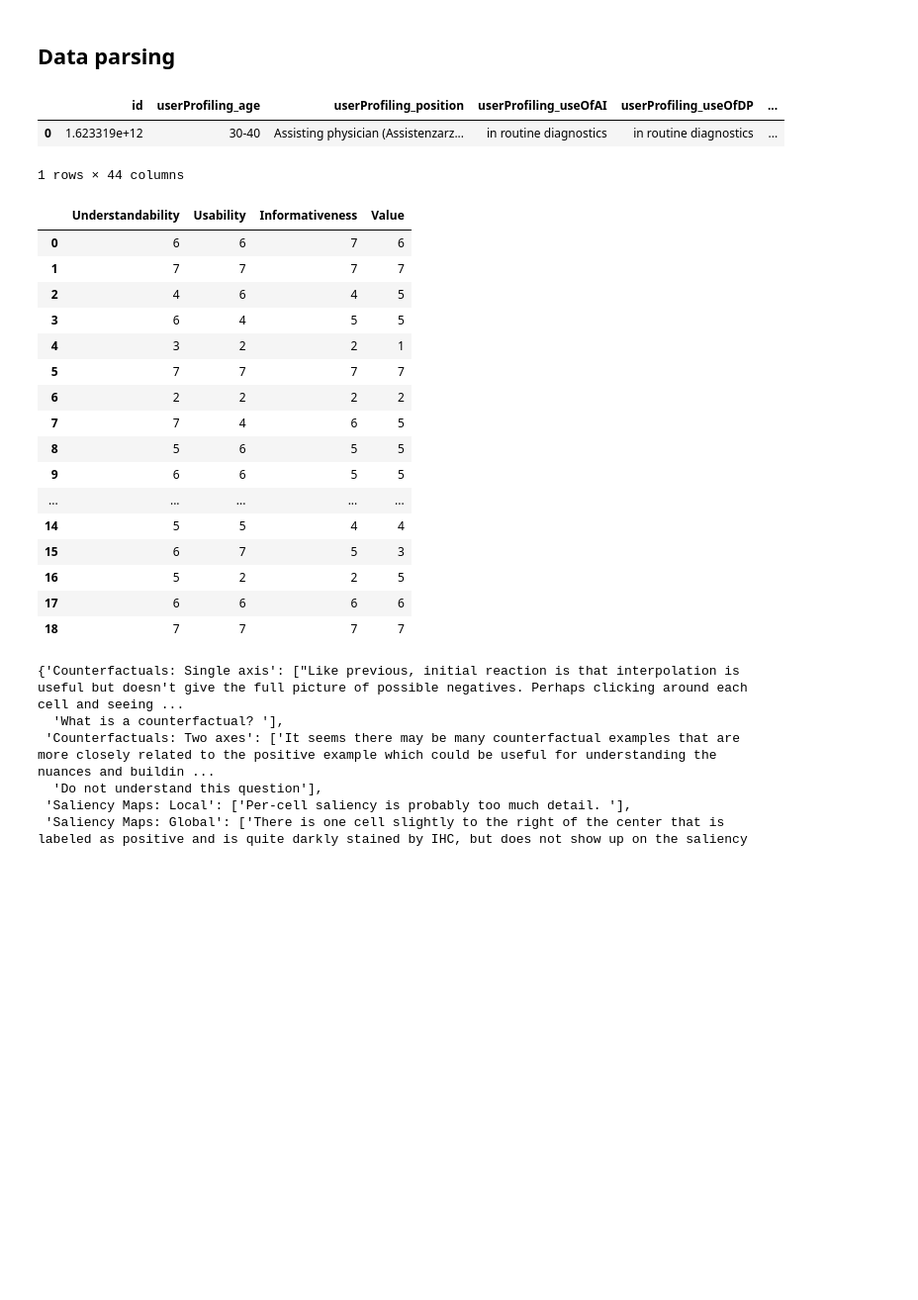
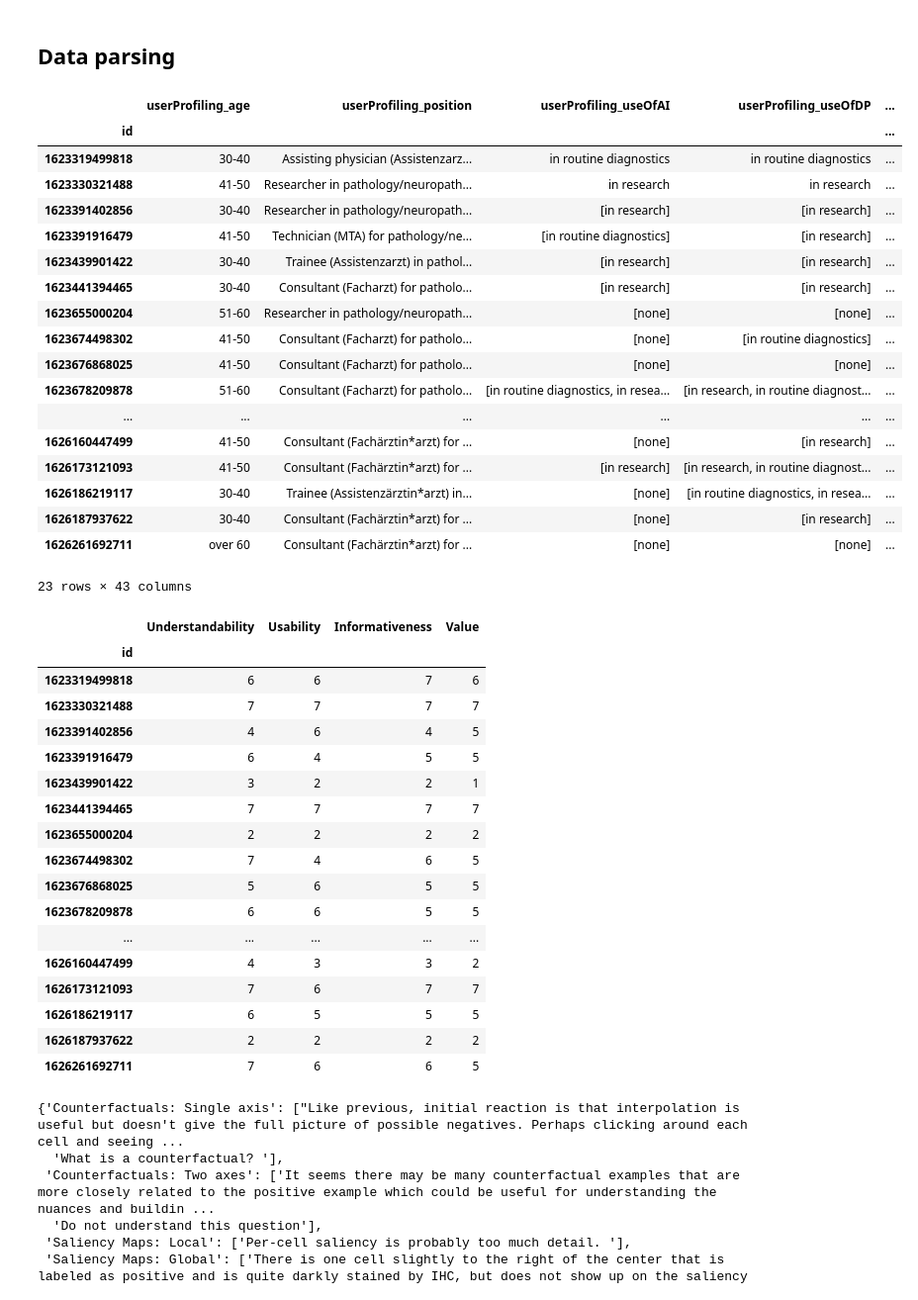
Before and after one commit to theodore-evans/xai-in-digital-pathology, a Jupyter notebook: DataProcessing/data_processing.ipynb, the cells around one changed output. Shown at 99% size. Drawn from its saved outputs; the diff is of its cells as text; code cells hidden in the pictures; blank space fills up the shorter version.

```diff
--- a/DataProcessing/data_processing.ipynb
+++ b/DataProcessing/data_processing.ipynb
@@ -14,26 +14,59 @@ Non-target user profile
 ## Data parsing
 # %%
 # Loading Data
-RESULTS_FILEPATH = "db_06_07_21_resp.json"
+RESULTS_FILEPATH = "data/20210715082420_results.json"
 figure_save_dir = os.path.splitext(RESULTS_FILEPATH)[0]
+
+ids_to_exclude = [
+    "1624013360083", #inappropriate comment, extreme values
+    "1623688924533", #test input
+    ]
 
 with open(RESULTS_FILEPATH) as f:
     # remove image0/image1 vars since it prevents proper df merging
-    g = re.sub(r"_image[0-3]", "", f.read())
-    data = json.loads(g)
+    text = f.read()
+    text = re.sub(r"_image[0-3]", "", text)
+    text = re.sub(r"user_profiling_", "user_", text)
+    text = re.sub(r"user_", "userProfiling_", text)
+    lines = text.splitlines()
+    data = []
+    for line in lines[1:-1]:
+        entry = json.loads(line)
+        entry["id"] = str(round(entry["id"]))
+        data.append(entry)
     df = pd.json_normalize(data)
     df.drop(labels=["__v", "_id.$oid"], axis=1, inplace=True)
 
 # hacky solution to remove the panda-appended user_. entry
 renamed = [name.split("_.")[-1] for name in df.columns]
 col_rename = {i: j for i, j in zip(df.columns, renamed)}
 df = df.rename(columns=col_rename)
+df.drop_duplicates(subset=['id'], inplace=True)
 
-df.loc[[0]]
+df = df[~df.id.isin(ids_to_exclude)]
+df = df[df.userProfiling_position != "other"]
+df.set_index("id", inplace=True)
+df
 # %% [output]
-|  | id | userProfiling_age | userProfiling_position | userProfiling_useOfAI | userProfiling_useOfDP | ... |
-| 0 | 1.623319e+12 | 30-40 | Assisting physician (Assistenzarz... | in routine diagnostics | in routine diagnostics | ... |
+|  | userProfiling_age | userProfiling_position | userProfiling_useOfAI | userProfiling_useOfDP | ... |
+| id |  |  |  |  | ... |
+| 1623319499818 | 30-40 | Assisting physician (Assistenzarz... | in routine diagnostics | in routine diagnostics | ... |
+| 1623330321488 | 41-50 | Researcher in pathology/neuropath... | in research | in research | ... |
+| 1623391402856 | 30-40 | Researcher in pathology/neuropath... | [in research] | [in research] | ... |
+| 1623391916479 | 41-50 | Technician (MTA) for pathology/ne... | [in routine diagnostics] | [in research] | ... |
+| 1623439901422 | 30-40 | Trainee (Assistenzarzt) in pathol... | [in research] | [in research] | ... |
+| 1623441394465 | 30-40 | Consultant (Facharzt) for patholo... | [in research] | [in research] | ... |
+| 1623655000204 | 51-60 | Researcher in pathology/neuropath... | [none] | [none] | ... |
+| 1623674498302 | 41-50 | Consultant (Facharzt) for patholo... | [none] | [in routine diagnostics] | ... |
+| 1623676868025 | 41-50 | Consultant (Facharzt) for patholo... | [none] | [none] | ... |
+| 1623678209878 | 51-60 | Consultant (Facharzt) for patholo... | [in routine diagnostics, in resea... | [in research, in routine diagnost... | ... |
+| ... | ... | ... | ... | ... | ... |
+| 1626160447499 | 41-50 | Consultant (Fachärztin*arzt) for ... | [none] | [in research] | ... |
+| 1626173121093 | 41-50 | Consultant (Fachärztin*arzt) for ... | [in research] | [in research, in routine diagnost... | ... |
+| 1626186219117 | 30-40 | Trainee (Assistenzärztin*arzt) in... | [none] | [in routine diagnostics, in resea... | ... |
+| 1626187937622 | 30-40 | Consultant (Fachärztin*arzt) for ... | [none] | [in research] | ... |
+| 1626261692711 | over 60 | Consultant (Fachärztin*arzt) for ... | [none] | [none] | ... |
-1 rows × 44 columns
+23 rows × 43 columns
 # %%
 user_df = df[
     [
@@ -73,22 +106,23 @@ for name, id_ in instance_identifiers.items():
 result_dataframes["Counterfactuals: Single axis"]
 # %% [output]
 |  | Understandability | Usability | Informativeness | Value |
-| 0 | 6 | 6 | 7 | 6 |
-| 1 | 7 | 7 | 7 | 7 |
-| 2 | 4 | 6 | 4 | 5 |
-| 3 | 6 | 4 | 5 | 5 |
-| 4 | 3 | 2 | 2 | 1 |
-| 5 | 7 | 7 | 7 | 7 |
-| 6 | 2 | 2 | 2 | 2 |
-| 7 | 7 | 4 | 6 | 5 |
-| 8 | 5 | 6 | 5 | 5 |
-| 9 | 6 | 6 | 5 | 5 |
+| id |  |  |  |  |
+| 1623319499818 | 6 | 6 | 7 | 6 |
+| 1623330321488 | 7 | 7 | 7 | 7 |
+| 1623391402856 | 4 | 6 | 4 | 5 |
+| 1623391916479 | 6 | 4 | 5 | 5 |
+| 1623439901422 | 3 | 2 | 2 | 1 |
+| 1623441394465 | 7 | 7 | 7 | 7 |
+| 1623655000204 | 2 | 2 | 2 | 2 |
+| 1623674498302 | 7 | 4 | 6 | 5 |
+| 1623676868025 | 5 | 6 | 5 | 5 |
+| 1623678209878 | 6 | 6 | 5 | 5 |
 | ... | ... | ... | ... | ... |
-| 14 | 5 | 5 | 4 | 4 |
-| 15 | 6 | 7 | 5 | 3 |
-| 16 | 5 | 2 | 2 | 5 |
-| 17 | 6 | 6 | 6 | 6 |
-| 18 | 7 | 7 | 7 | 7 |
+| 1626160447499 | 4 | 3 | 3 | 2 |
+| 1626173121093 | 7 | 6 | 7 | 7 |
+| 1626186219117 | 6 | 5 | 5 | 5 |
+| 1626187937622 | 2 | 2 | 2 | 2 |
+| 1626261692711 | 7 | 6 | 6 | 5 |
 # %%
 comments
 # %% [output]
```
Also changed, not shown: parts of 7 cells of this notebook, 12 other files.
